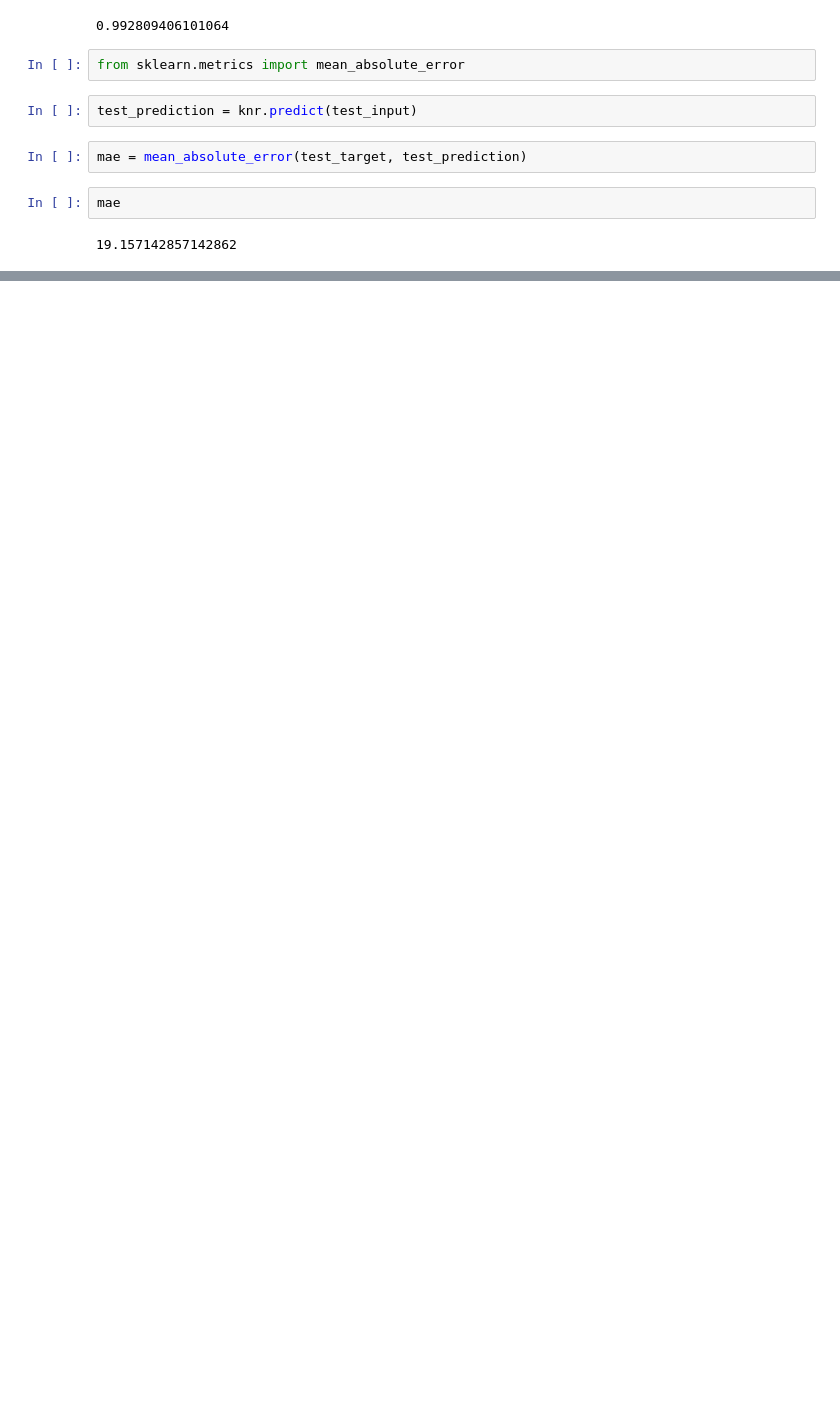
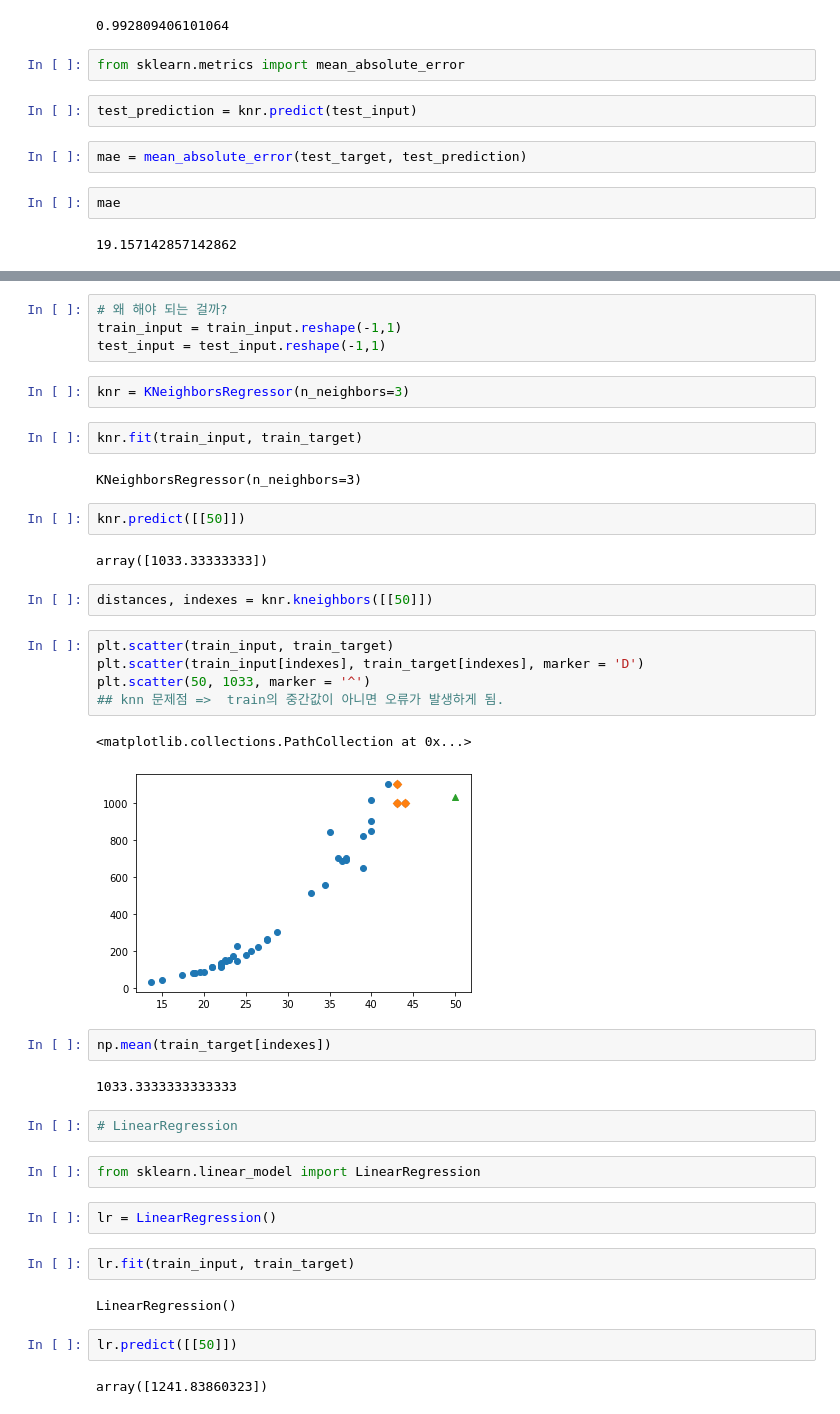
Before and after one commit to 0looo/Bigdata_python, a Jupyter notebook: machine_learning/혼자하는 머신러닝딥러닝/ch3.ipynb, the cells around one changed output, grey strips where cells are left out. Saved outputs shown, nothing was run; the diff lists cells and outputs as text; blank space fills up the shorter version.

```diff
--- a/machine_learning/혼자하는 머신러닝딥러닝/ch3.ipynb
+++ b/machine_learning/혼자하는 머신러닝딥러닝/ch3.ipynb
@@ -63,0 +69,42 @@ mae
+# %%
+# 왜 해야 되는 걸까?
+train_input = train_input.reshape(-1,1)
+test_input = test_input.reshape(-1,1)
+# %%
+knr = KNeighborsRegressor(n_neighbors=3)
+# %%
+knr.fit(train_input, train_target)
+# %% [output]
+KNeighborsRegressor(n_neighbors=3)
+# %%
+knr.predict([[50]])
+# %% [output]
+array([1033.33333333])
+# %%
+distances, indexes = knr.kneighbors([[50]])
+# %%
+plt.scatter(train_input, train_target)
+plt.scatter(train_input[indexes], train_target[indexes], marker = 'D')
+plt.scatter(50, 1033, marker = '^')
+## knn 문제점 =>  train의 중간값이 아니면 오류가 발생하게 됨.
+# %% [output]
+<matplotlib.collections.PathCollection at 0x...>
+[figure, added]
+# %%
+np.mean(train_target[indexes])
+# %% [output]
+1033.3333333333333
+# %%
+# LinearRegression
+# %%
+from sklearn.linear_model import LinearRegression
+# %%
+lr = LinearRegression()
+# %%
+lr.fit(train_input, train_target)
+# %% [output]
+LinearRegression()
+# %%
+lr.predict([[50]])
+# %% [output]
+array([1241.83860323])
```
Also changed, not shown: parts of 5 cells of this notebook.
